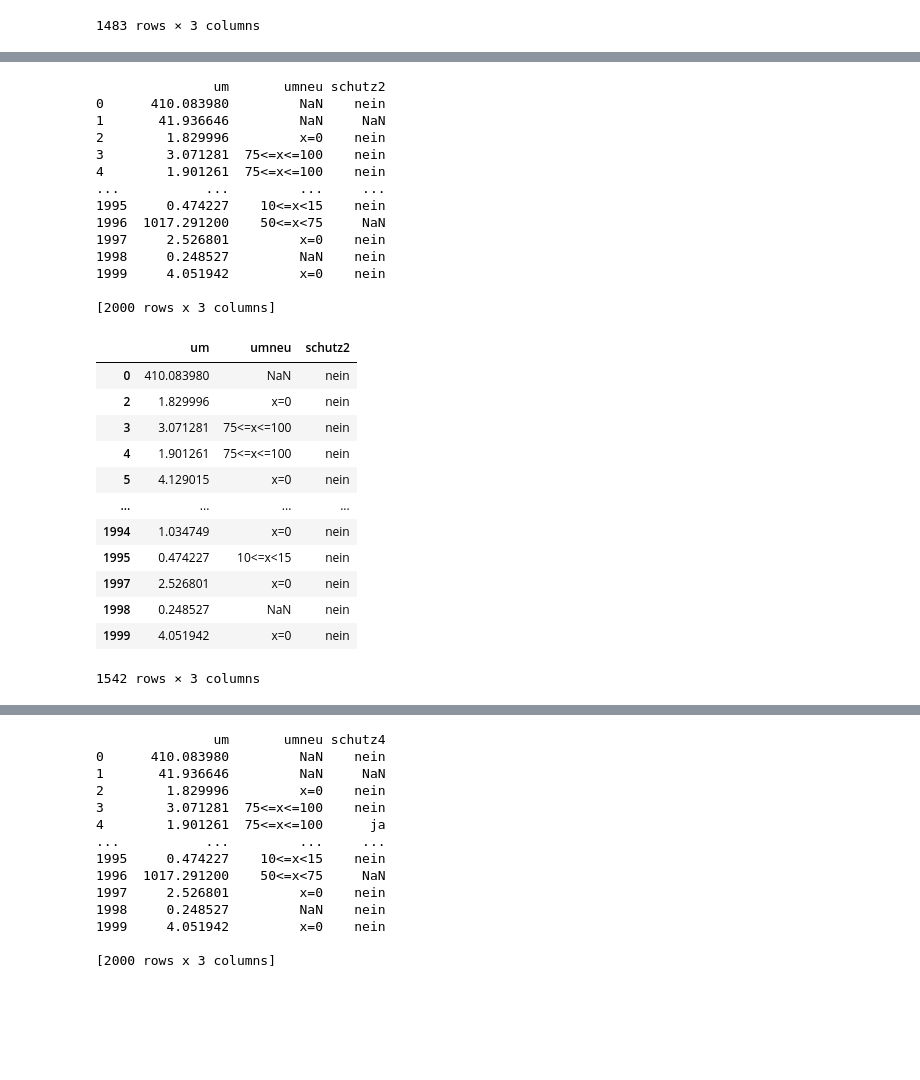
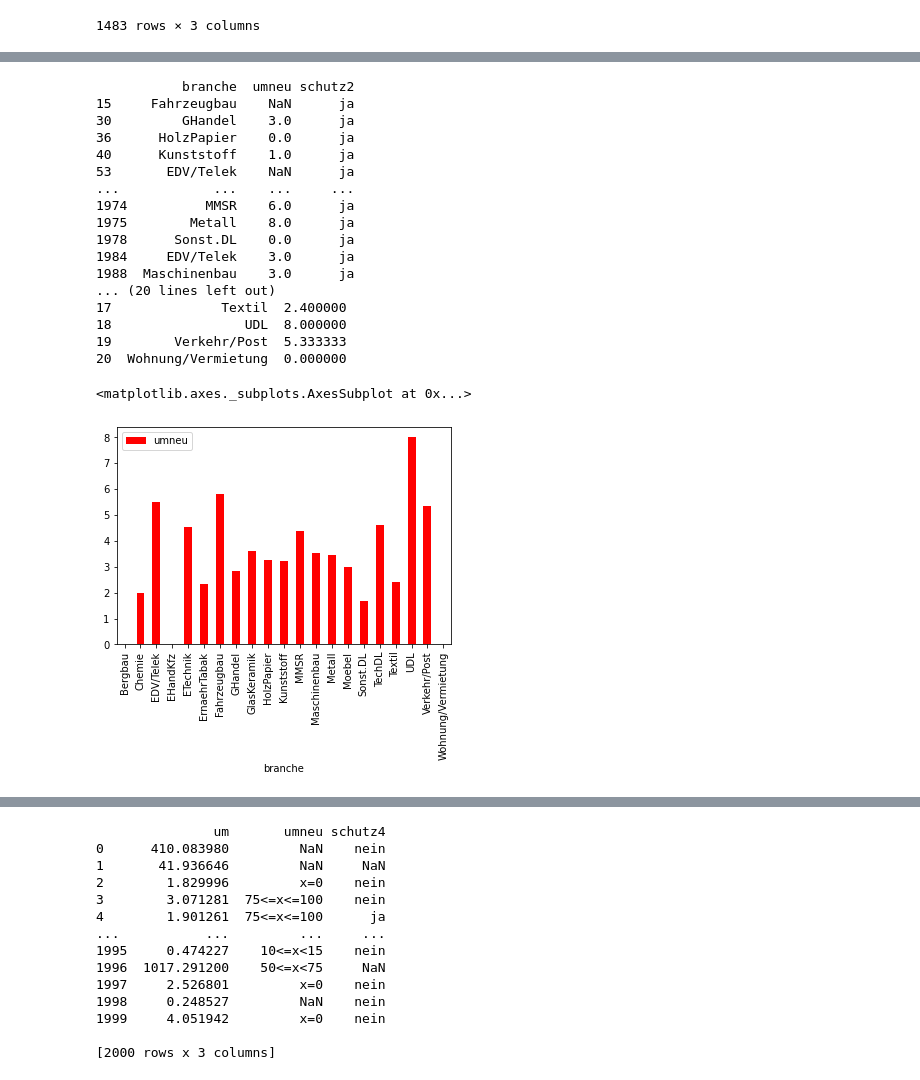
Before and after one commit to limarizon/Economics-and-Innovation-of-IP-Practica, a Jupyter notebook: script.ipynb, the cells around one changed output, grey strips where cells are left out. Cells and saved outputs as stored; diff of their text form; code cells hidden in the pictures; blank space fills up the shorter version.

```diff
--- a/script.ipynb
+++ b/script.ipynb
@@ -173,37 +174,37 @@ patentAnalysis.plot(kind='bar', x='branche', y= 'umneu', color='red')
-# %%
-dataSet['branche'].value_counts()
-df = dataSet.filter(items=['um', 'umneu', 'schutz2'])
-print(df)
-# %% [output]
-               um       umneu schutz2
-0      410.083980         NaN    nein
-1       41.936646         NaN     NaN
-2        1.829996         x=0    nein
-3        3.071281  75<=x<=100    nein
-4        1.901261  75<=x<=100    nein
-...           ...         ...     ...
-1995     0.474227    10<=x<15    nein
-1996  1017.291200    50<=x<75     NaN
-1997     2.526801         x=0    nein
-1998     0.248527         NaN    nein
-1999     4.051942         x=0    nein
-
-[2000 rows x 3 columns]
-# %%
-#algemeen (Prototype)
-df.loc[df['schutz2']=='nein']
-# %% [output]
-|  | um | umneu | schutz2 |
-| 0 | 410.083980 | NaN | nein |
-| 2 | 1.829996 | x=0 | nein |
-| 3 | 3.071281 | 75<=x<=100 | nein |
-| 4 | 1.901261 | 75<=x<=100 | nein |
-| 5 | 4.129015 | x=0 | nein |
-| ... | ... | ... | ... |
-| 1994 | 1.034749 | x=0 | nein |
-| 1995 | 0.474227 | 10<=x<15 | nein |
-| 1997 | 2.526801 | x=0 | nein |
-| 1998 | 0.248527 | NaN | nein |
-| 1999 | 4.051942 | x=0 | nein |
-1542 rows × 3 columns
+# %%
+#Prototype
+dfCommon2 = dataSet.filter(items=['branche', 'umneu', 'schutz2'])
+dfCommon2 = dfCommon2.replace(['x=0','0<x<5','5<=x<10','10<=x<15','15<=x<20',
+                                           '20<=x<30','30<=x<50', '50<=x<75', '75<=x<=100'],
+                                          [0,1,2,3,4,5,6,7,8])
+
+#DIT IS BELANGRIJK!!!!
+dfCommon2 = dfCommon2.loc[dfCommon2['schutz2']=='ja']#deze lijn, ervoor nam je avg van
+# alle data, ook in eerste ip. Mybad, is nu aangepast
+print(dfCommon2) #is gewoon om na te checken
+
+dfCommon2['branche'].unique()
+prototypeAnalysis = dfCommon2.groupby('branche', as_index=False)['umneu'].mean()
+print(prototypeAnalysis)
+prototypeAnalysis.plot(kind='bar', x='branche', y= 'umneu', color='red')
+# %% [output]
+           branche  umneu schutz2
+15     Fahrzeugbau    NaN      ja
+30         GHandel    3.0      ja
+36      HolzPapier    0.0      ja
+40      Kunststoff    1.0      ja
+53       EDV/Telek    NaN      ja
+...            ...    ...     ...
+1974          MMSR    6.0      ja
+1975        Metall    8.0      ja
+1978      Sonst.DL    0.0      ja
+1984     EDV/Telek    3.0      ja
+1988  Maschinenbau    3.0      ja
+... (20 lines left out)
+17              Textil  2.400000
+18                 UDL  8.000000
+19        Verkehr/Post  5.333333
+20  Wohnung/Vermietung  0.000000
+<matplotlib.axes._subplots.AxesSubplot at 0x...>
+[figure, added]
 # %%
```
Also changed, not shown: parts of 8 cells of this notebook, 2 other files.
